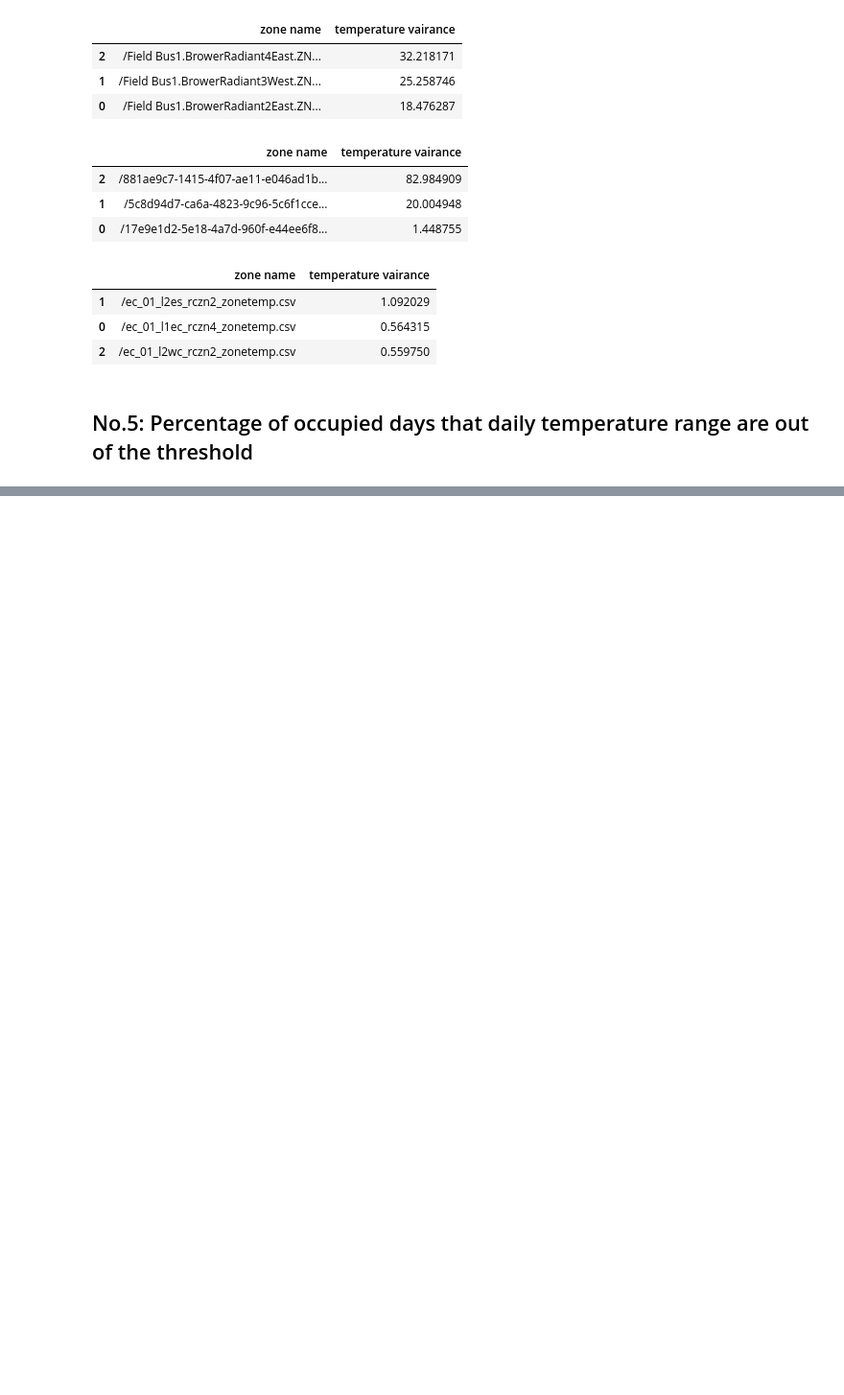
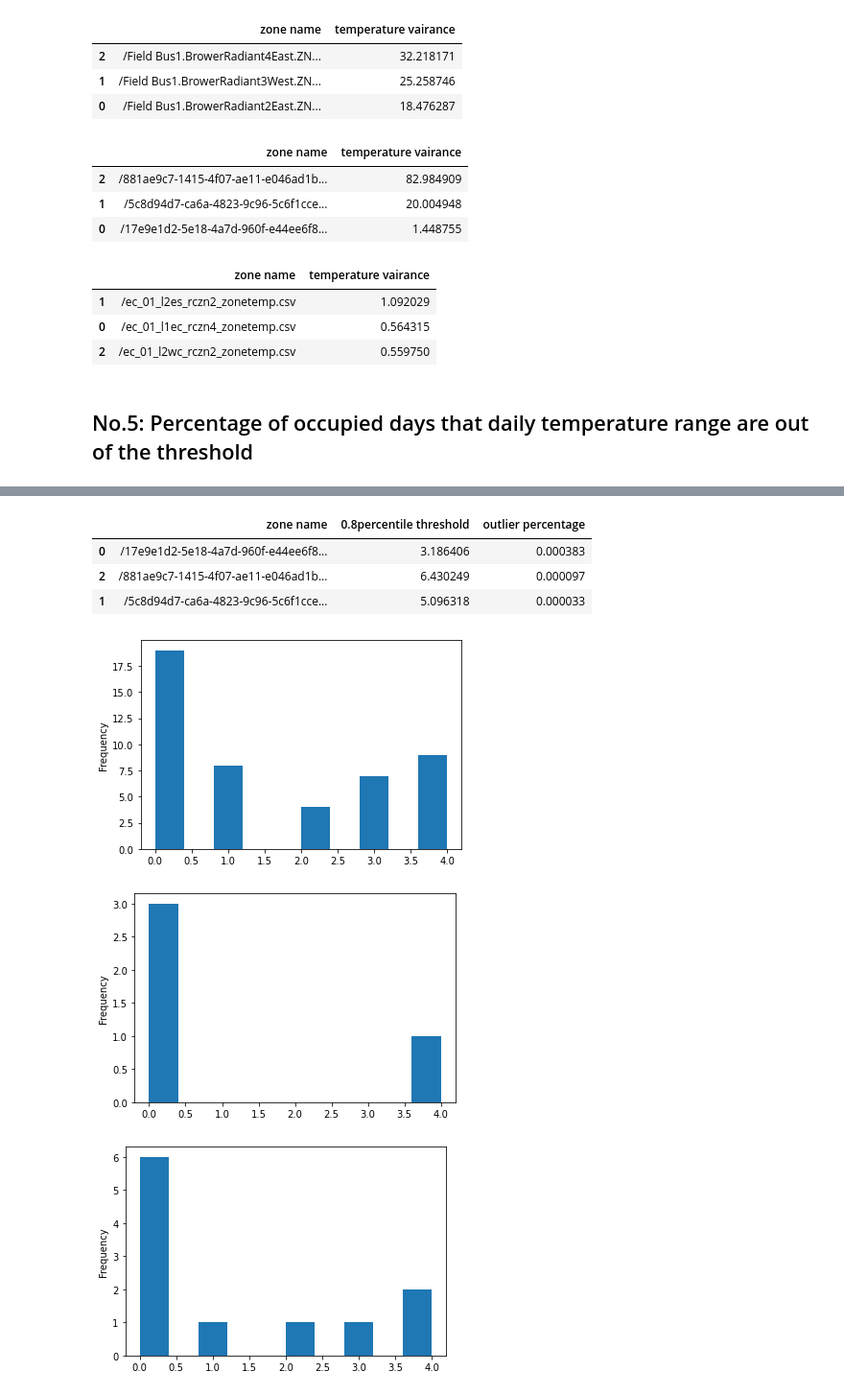
Before and after one commit to ruijis/mortardata_comfort_evaluation, a Jupyter notebook: scripts.ipynb, the cells around one changed output, grey strips where cells are left out. Shown: that part at 96% size. Cells and saved outputs as stored; diff of their text form; code cells hidden in the pictures; blank space fills up the shorter version.

```diff
--- a/scripts.ipynb
+++ b/scripts.ipynb
@@ -116,0 +140,11 @@ temp_daily(9, 17, 0.8, DBC, e)
+# %%
+e = '/Users/ruijisun/Desktop'
+temp_daily(9, 17, 0.8, SMC, e)
+# %% [output]
+|  | zone name | 0.8percentile threshold | outlier percentage |
+| 0 | /17e9e1d2-5e18-4a7d-960f-e44ee6f8... | 3.186406 | 0.000383 |
+| 2 | /881ae9c7-1415-4f07-ae11-e046ad1b... | 6.430249 | 0.000097 |
+| 1 | /5c8d94d7-ca6a-4823-9c96-5c6f1cce... | 5.096318 | 0.000033 |
+[figure, added]
+[figure, added]
+[figure, added]
```
Also changed, not shown: parts of 34 cells of this notebook, 2 other files.
